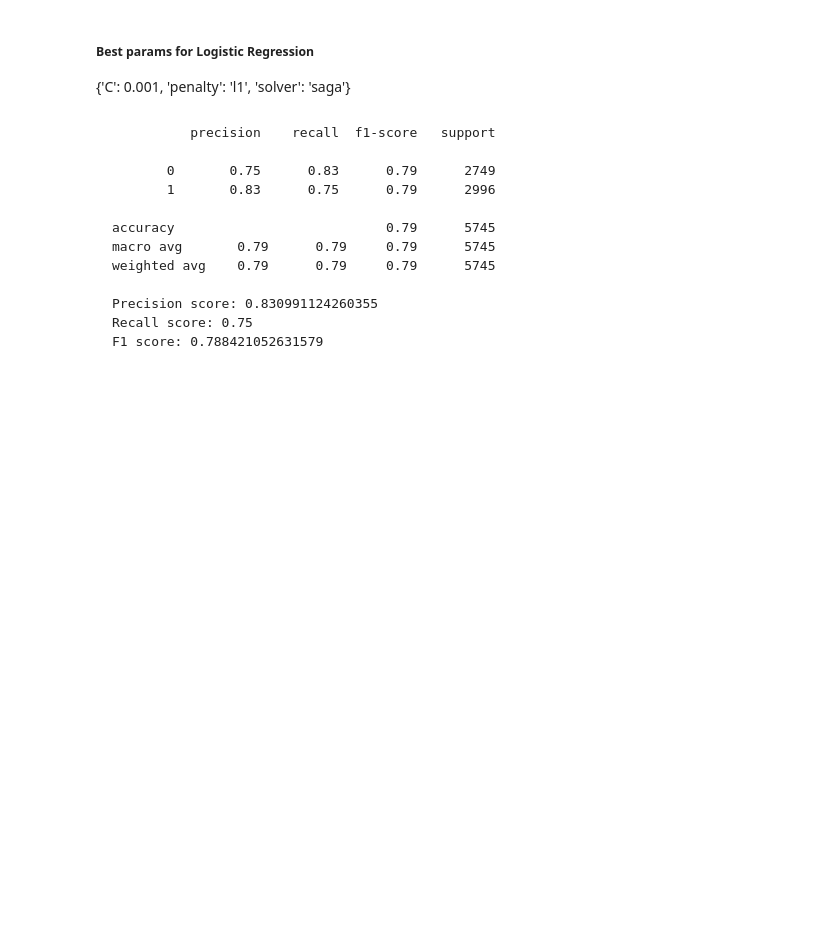
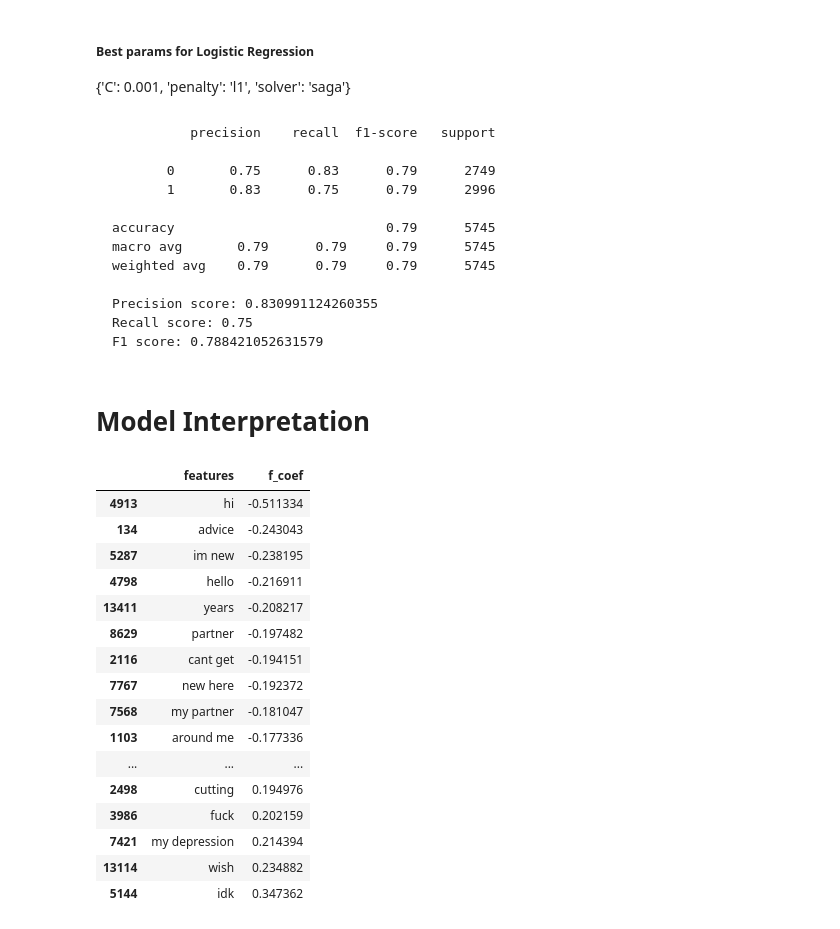
Before and after one commit to yonilevinepenn/MCIT545-Final-Project, a Jupyter notebook: final_project_master.ipynb, the cells around one changed output. Saved outputs shown, nothing was run; the diff lists cells and outputs as text; code cells hidden in the pictures; blank space fills up the shorter version.

```diff
--- a/final_project_master.ipynb
+++ b/final_project_master.ipynb
@@ -1020,3 +1020,5 @@ print("F1 score: {}".format(f1_score(y_test, predictions)))
     Precision score: 0.830991124260355
     Recall score: 0.75
     F1 score: 0.788421052631579
+# %% [markdown]
+# Model Interpretation
@@ -1022,0 +1028,25 @@ print("F1 score: {}".format(f1_score(y_test, predictions)))
+# %%
+lr_coef_s = lr_coef[lr_coef['f_coef']>0]
+lr_coef_d = lr_coef[lr_coef['f_coef']<0]
+top30_s = lr_coef_s.sort_values(by='f_coef',ascending=True)[-30:]
+top30_d = lr_coef_d.sort_values(by='f_coef',ascending=True)[:30]
+top_60 = pd.concat([top30_d,top30_s])
+top_60
+# %% [output]
+|  | features | f_coef |
+| 4913 | hi | -0.511334 |
+| 134 | advice | -0.243043 |
+| 5287 | im new | -0.238195 |
+| 4798 | hello | -0.216911 |
+| 13411 | years | -0.208217 |
+| 8629 | partner | -0.197482 |
+| 2116 | cant get | -0.194151 |
+| 7767 | new here | -0.192372 |
+| 7568 | my partner | -0.181047 |
+| 1103 | around me | -0.177336 |
+| ... | ... | ... |
+| 2498 | cutting | 0.194976 |
+| 3986 | fuck | 0.202159 |
+| 7421 | my depression | 0.214394 |
+| 13114 | wish | 0.234882 |
+| 5144 | idk | 0.347362 |
```
Also changed, not shown: parts of 8 cells of this notebook, 2 other files.
